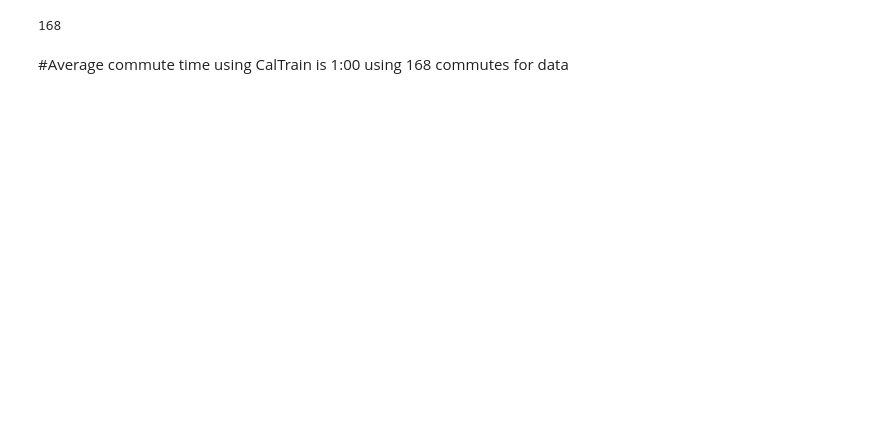
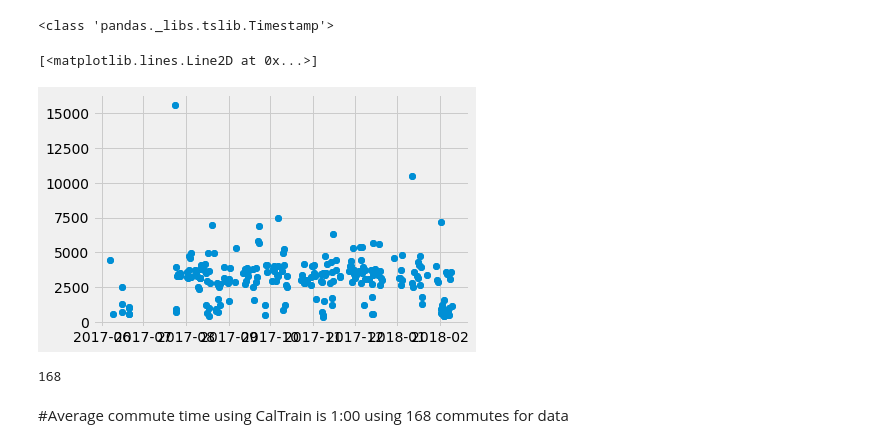
Before and after one commit to russellgeoff/Strava_Analysis, a Jupyter notebook: Strava Analysis.ipynb, the cells around one changed output. Cells and saved outputs as stored; diff of their text form; code cells hidden in the pictures; blank space fills up the shorter version.

```diff
--- a/Strava Analysis.ipynb
+++ b/Strava Analysis.ipynb
@@ -44,3 +79,13 @@ plt.scatter()
+# %%
+import matplotlib
+
+dates = [pd.to_datetime(d) for d in df['start_date']]
+
+plt.plot_date(dates, df['elapsed_time'].astype('timedelta64[s]'))
+# %% [output]
+<class 'pandas._libs.tslib.Timestamp'>
+[<matplotlib.lines.Line2D at 0x...>]
+[figure, added]
 # %%
 filtered_array.size - np.count_nonzero(np.isnat(filtered_array))
 # %% [output]
```
Also changed, not shown: parts of 4 cells of this notebook.
